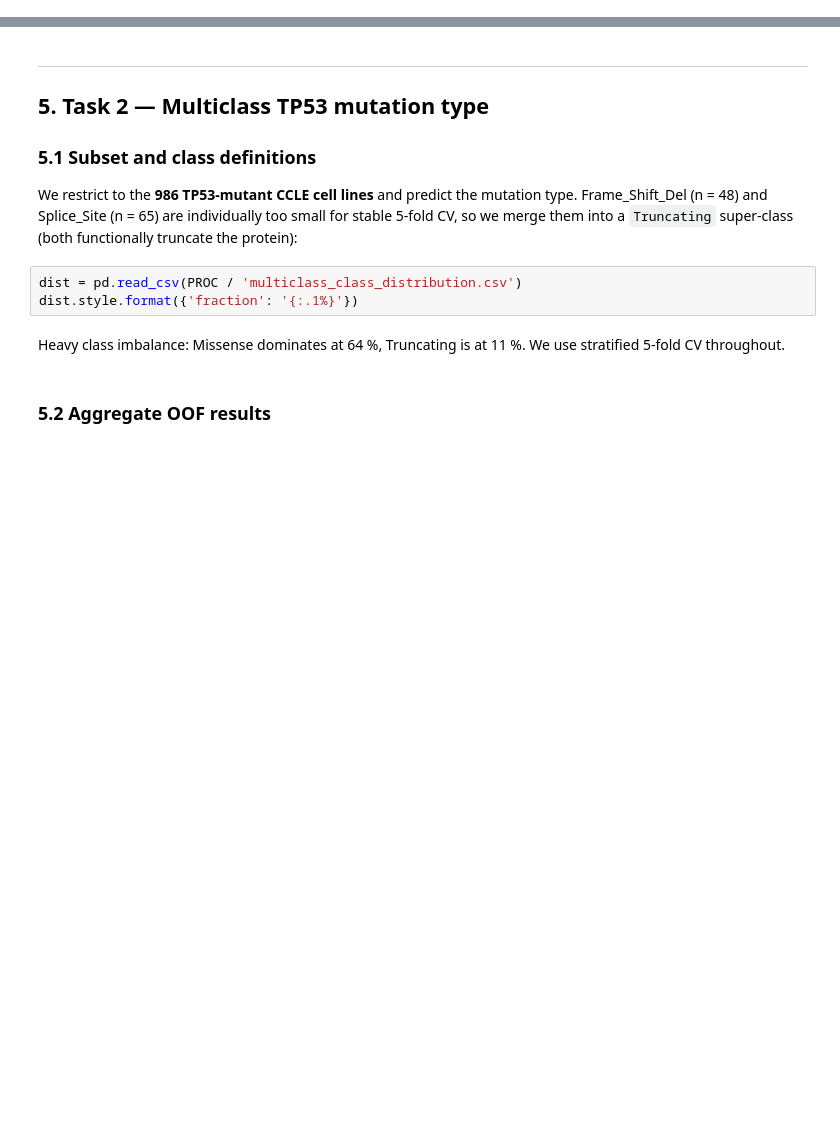
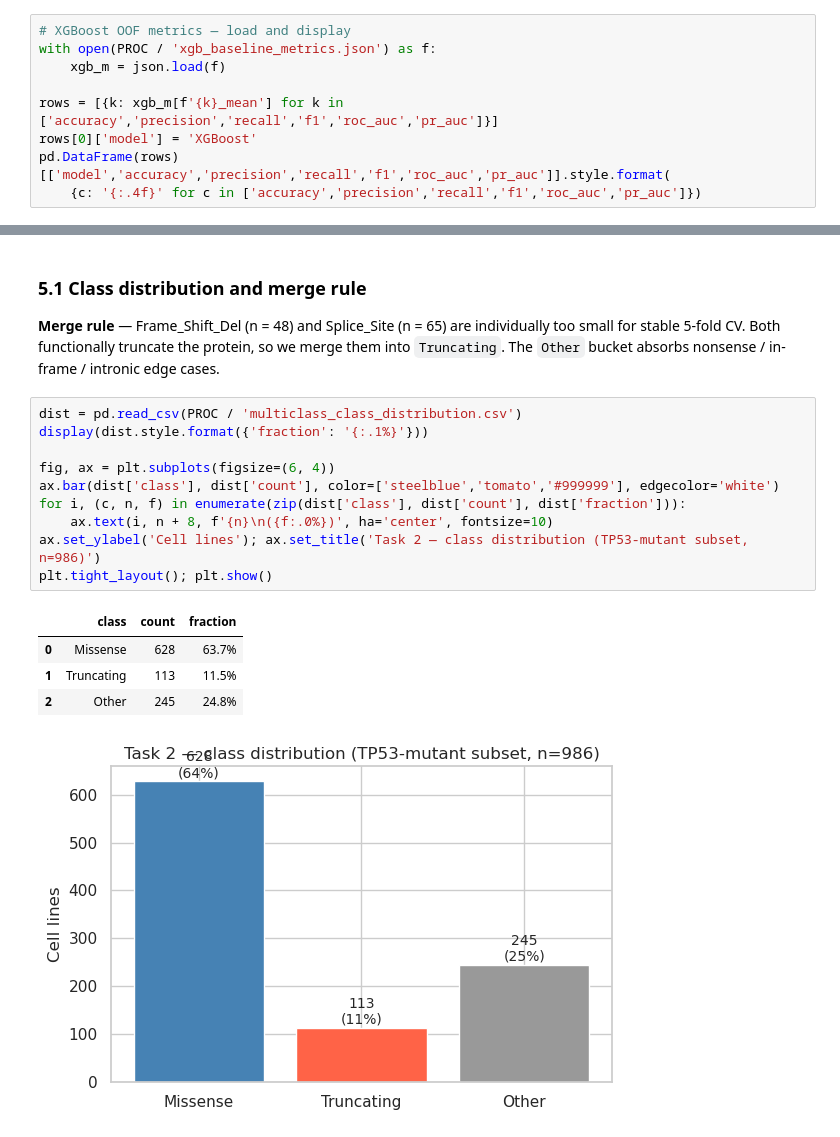
Before and after one commit to juliavikr/tp53-mutation-predictor, a Jupyter notebook: notebooks/02_final_report.ipynb, the cells around one changed output, grey strips where cells are left out. Cells and saved outputs as stored; diff of their text form; blank space fills up the shorter version.

```diff
--- a/notebooks/02_final_report.ipynb
+++ b/notebooks/02_final_report.ipynb
@@ -93,0 +189,9 @@ STRING physical PPI and Spearman co-expression are **nearly disjoint** (Jaccard
+# %%
+# XGBoost OOF metrics — load and display
+with open(PROC / 'xgb_baseline_metrics.json') as f:
+    xgb_m = json.load(f)
+
+rows = [{k: xgb_m[f'{k}_mean'] for k in ['accuracy','precision','recall','f1','roc_auc','pr_auc']}]
+rows[0]['model'] = 'XGBoost'
+pd.DataFrame(rows)[['model','accuracy','precision','recall','f1','roc_auc','pr_auc']].style.format(
+    {c: '{:.4f}' for c in ['accuracy','precision','recall','f1','roc_auc','pr_auc']})
@@ -206,14 +565,20 @@ Tree models tolerate this kind of moderate distribution shift because each split
 # %% [markdown]
----
-## 5. Task 2 — Multiclass TP53 mutation type
+### 5.1 Class distribution and merge rule
 
-### 5.1 Subset and class definitions
-
-We restrict to the **986 TP53-mutant CCLE cell lines** and predict the mutation type. Frame_Shift_Del (n = 48) and Splice_Site (n = 65) are individually too small for stable 5-fold CV, so we merge them into a `Truncating` super-class (both functionally truncate the protein):
+**Merge rule** — Frame_Shift_Del (n = 48) and Splice_Site (n = 65) are individually too small for stable 5-fold CV. Both functionally truncate the protein, so we merge them into `Truncating`. The `Other` bucket absorbs nonsense / in-frame / intronic edge cases.
-# %%
-dist = pd.read_csv(PROC / 'multiclass_class_distribution.csv')
-dist.style.format({'fraction': '{:.1%}'})
-# %% [markdown]
-Heavy class imbalance: Missense dominates at 64 %, Truncating is at 11 %. We use stratified 5-fold CV throughout.
-# %% [markdown]
-### 5.2 Aggregate OOF results
+# %%
+dist = pd.read_csv(PROC / 'multiclass_class_distribution.csv')
+display(dist.style.format({'fraction': '{:.1%}'}))
+
+fig, ax = plt.subplots(figsize=(6, 4))
+ax.bar(dist['class'], dist['count'], color=['steelblue','tomato','#999999'], edgecolor='white')
+for i, (c, n, f) in enumerate(zip(dist['class'], dist['count'], dist['fraction'])):
+    ax.text(i, n + 8, f'{n}\n({f:.0%})', ha='center', fontsize=10)
+ax.set_ylabel('Cell lines'); ax.set_title('Task 2 — class distribution (TP53-mutant subset, n=986)')
+plt.tight_layout(); plt.show()
+# %% [output]
+|  | class | count | fraction |
+| 0 | Missense | 628 | 63.7% |
+| 1 | Truncating | 113 | 11.5% |
+| 2 | Other | 245 | 24.8% |
+[figure, added]
```
Also changed, not shown: parts of 71 cells of this notebook.
